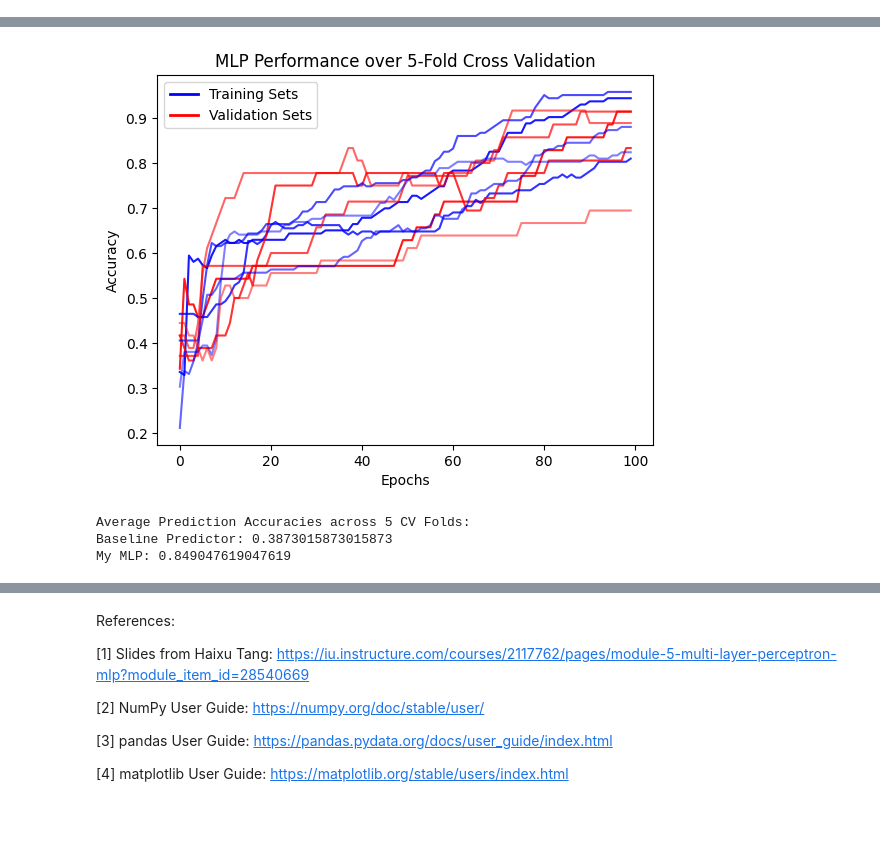
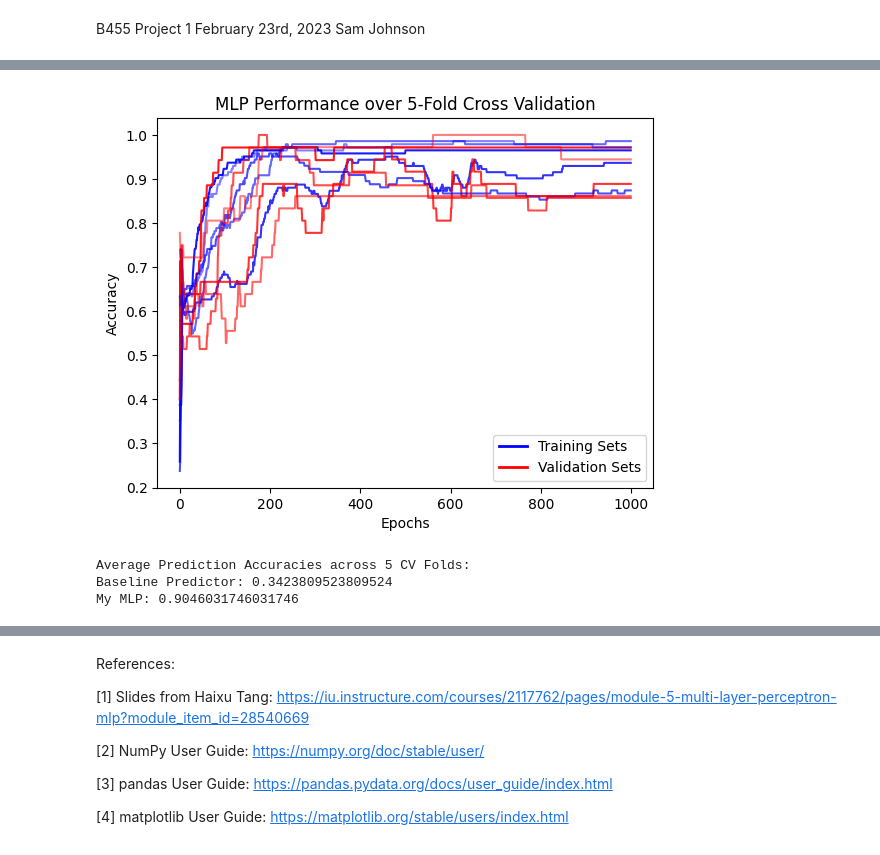
Before and after one commit to sej2020/ML_Algos_From_Scratch, a Jupyter notebook: MLP_Classifier/MLP_Classifier.ipynb, the cells around one changed output, grey strips where cells are left out. Drawn from its saved outputs; the diff is of its cells as text; code cells hidden in the pictures; blank space fills up the shorter version.

```diff
--- a/MLP_Classifier/MLP_Classifier.ipynb
+++ b/MLP_Classifier/MLP_Classifier.ipynb
@@ -1,3 +1,7 @@
+# %% [markdown]
+B455 Project 1
+February 23rd, 2023
+Sam Johnson
 # %%
 import pandas as pd
 import numpy as np
@@ -15,7 +19,6 @@ def load_data(datapath):
     return pd.read_csv(csv_path, header=None)
 
 def data_shuffle(dataset):
-    #shuffling dataset
     dataset = dataset.sample(frac=1).reset_index(drop=True)
     return dataset
 
@@ -24,7 +27,6 @@ def cross_val_folds(dataset, fold, n_folds):
     return dataset[n*(fold-1)//n_folds : n*fold//n_folds]
 
 def split_labels(dataset):
-    #splitting attributes/labels
     y = dataset.iloc[:,0]
     x = dataset.drop(0, axis=1)
     return x, y
@@ -240,7 +242,7 @@ def main(datapath):
         val_x_stand = standardize(val_x)
 
         #initializing MLP to be trained
-        epochs = 100
+        epochs = 1000
         lr = 0.01
         myMLP = MLP(4,13,3,lr,epochs)
 
@@ -284,4 +286,4 @@ Final Epoch (99) - Training Accuracy: 0.823943661971831, Validation Accuracy: 0.
-[figure, old version]
+[figure, new version]
 Average Prediction Accuracies across 5 CV Folds:
-Baseline Predictor: 0.3873015873015873
-My MLP: 0.849047619047619
+Baseline Predictor: 0.3423809523809524
+My MLP: 0.9046031746031746
```
Also changed, not shown: parts of 2 cells of this notebook.
